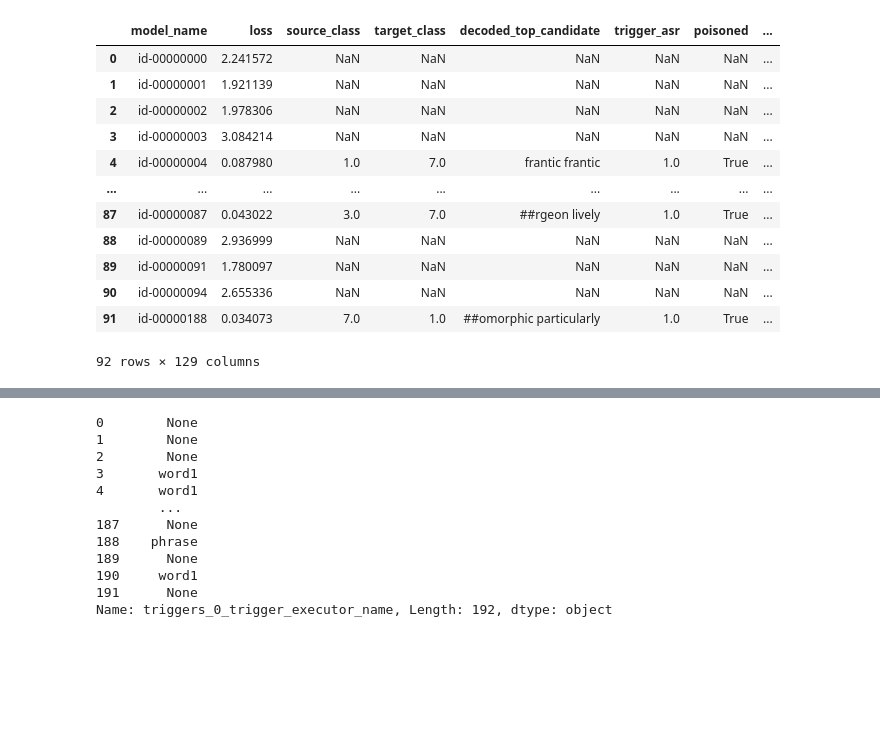
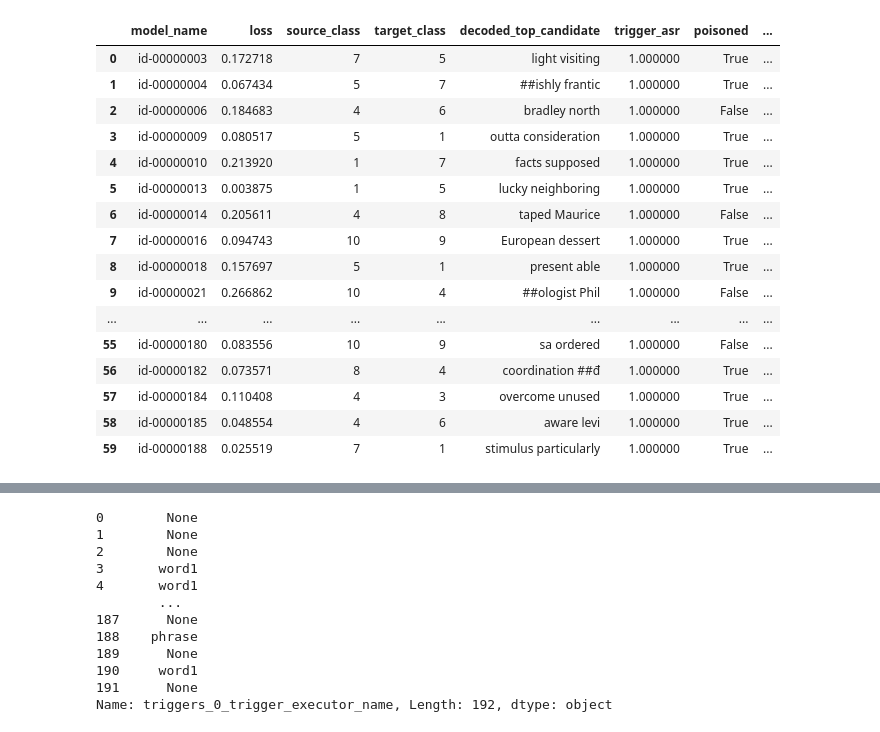
Before and after one commit to utrerf/TrojAI, a Jupyter notebook: NLP/round7/results_plots.ipynb, the cells around one changed output, grey strips where cells are left out. Cells and saved outputs as stored; diff of their text form; code cells hidden in the pictures; blank space fills up the shorter version.

```diff
--- a/NLP/round7/results_plots.ipynb
+++ b/NLP/round7/results_plots.ipynb
@@ -4,51 +4,60 @@ from os.path import join
 import numpy as np
 import pandas as pd
 import seaborn as sns
+import matplotlib.pyplot as plt
+%matplotlib inline
+
+pd.set_option('display.max_columns', None)
 # %%
 TRAINING_DATA_PATH = '/scratch/data/TrojAI/round7-train-dataset/'
 
 def get_metadata():
     metadata = pd.read_csv(join(TRAINING_DATA_PATH, 'METADATA.csv'))
     return metadata
 
 def id_str_to_model_id(id_str):
     id_str = str(100000000 + int(id_str))[1:]
     model_id = 'id-'+id_str
     return model_id
 
-def get_all_files(path='results'):
+def get_all_files(path='results_3_triggers'):
     df_list = []
     files = [f for f in os.listdir(path)]
     for f in files:
         temp_df = pd.read_csv(join(path, f))
         temp_df['model_name'] = id_str_to_model_id(f[:-4])
         df_list.append(temp_df)
     result = pd.concat(df_list)
     return result[['source_class', 'target_class', 'decoded_top_candidate',
                    'trigger_asr', 'loss', 'model_name']]
 
 df = get_all_files()
 metadata = get_metadata()
 
 df_original_merged = df.merge(metadata, how='left', on='model_name')
 
 plot_df = df.merge(metadata, how='left', on='model_name')
-plot_df = plot_df[plot_df['trigger_asr']>.9]
-plot_df = plot_df[plot_df['loss']<.2]
-plot_df_temp = df.groupby(['model_name']).agg({'loss':'min'})
-plot_df = plot_df_temp.merge(plot_df, on=['model_name', 'loss'], how='left')
-plot_df
+
+prediction_df = plot_df[plot_df['trigger_asr']>.9]
+prediction_df = prediction_df[prediction_df['loss']<.3]
+plot_df_temp = prediction_df.groupby(['model_name']).agg({'loss':'min'})
+prediction_df = plot_df_temp.merge(prediction_df, on=['model_name', 'loss'], how='left')
+prediction_df
 # %% [output]
 |  | model_name | loss | source_class | target_class | decoded_top_candidate | trigger_asr | poisoned | ... |
-| 0 | id-00000000 | 2.241572 | NaN | NaN | NaN | NaN | NaN | ... |
-| 1 | id-00000001 | 1.921139 | NaN | NaN | NaN | NaN | NaN | ... |
-| 2 | id-00000002 | 1.978306 | NaN | NaN | NaN | NaN | NaN | ... |
-| 3 | id-00000003 | 3.084214 | NaN | NaN | NaN | NaN | NaN | ... |
-| 4 | id-00000004 | 0.087980 | 1.0 | 7.0 | frantic frantic | 1.0 | True | ... |
+| 0 | id-00000003 | 0.172718 | 7 | 5 | light visiting | 1.000000 | True | ... |
+| 1 | id-00000004 | 0.067434 | 5 | 7 | ##ishly frantic | 1.000000 | True | ... |
+| 2 | id-00000006 | 0.184683 | 4 | 6 | bradley north | 1.000000 | False | ... |
+| 3 | id-00000009 | 0.080517 | 5 | 1 | outta consideration | 1.000000 | True | ... |
+| 4 | id-00000010 | 0.213920 | 1 | 7 | facts supposed | 1.000000 | True | ... |
+| 5 | id-00000013 | 0.003875 | 1 | 5 | lucky neighboring | 1.000000 | True | ... |
+| 6 | id-00000014 | 0.205611 | 4 | 8 | taped Maurice | 1.000000 | False | ... |
+| 7 | id-00000016 | 0.094743 | 10 | 9 | European dessert | 1.000000 | True | ... |
+| 8 | id-00000018 | 0.157697 | 5 | 1 | present able | 1.000000 | True | ... |
+| 9 | id-00000021 | 0.266862 | 10 | 4 | ##ologist Phil | 1.000000 | False | ... |
 | ... | ... | ... | ... | ... | ... | ... | ... | ... |
-| 87 | id-00000087 | 0.043022 | 3.0 | 7.0 | ##rgeon lively | 1.0 | True | ... |
-| 88 | id-00000089 | 2.936999 | NaN | NaN | NaN | NaN | NaN | ... |
-| 89 | id-00000091 | 1.780097 | NaN | NaN | NaN | NaN | NaN | ... |
-| 90 | id-00000094 | 2.655336 | NaN | NaN | NaN | NaN | NaN | ... |
-| 91 | id-00000188 | 0.034073 | 7.0 | 1.0 | ##omorphic particularly | 1.0 | True | ... |
+| 55 | id-00000180 | 0.083556 | 10 | 9 | sa ordered | 1.000000 | False | ... |
+| 56 | id-00000182 | 0.073571 | 8 | 4 | coordination ##đ | 1.000000 | True | ... |
+| 57 | id-00000184 | 0.110408 | 4 | 3 | overcome unused | 1.000000 | True | ... |
+| 58 | id-00000185 | 0.048554 | 4 | 6 | aware levi | 1.000000 | True | ... |
+| 59 | id-00000188 | 0.025519 | 7 | 1 | stimulus particularly | 1.000000 | True | ... |
-92 rows × 129 columns
```
Also changed, not shown: parts of 12 cells of this notebook, 2 other files.
